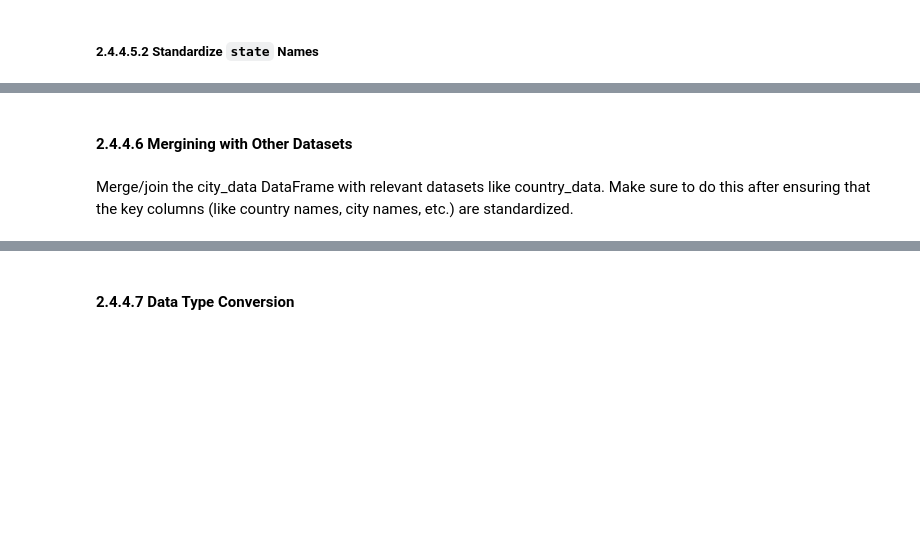
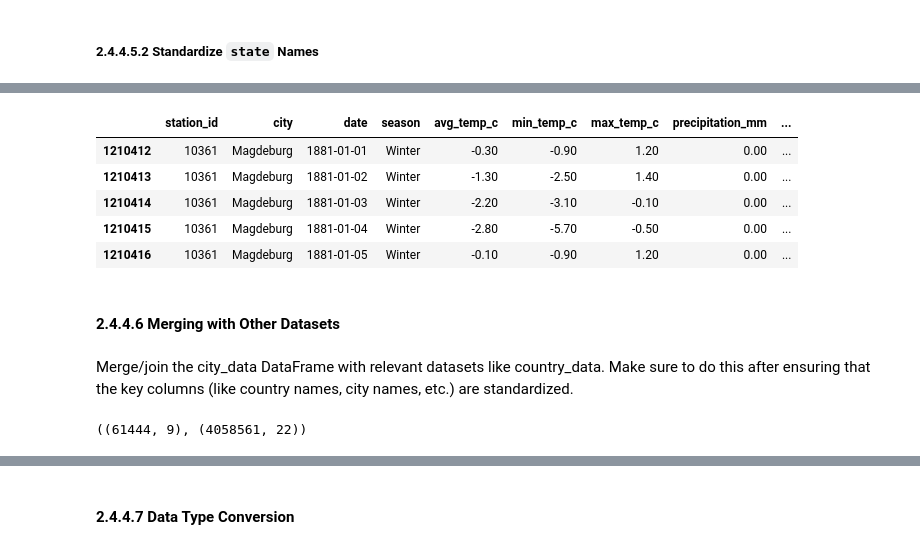
Before and after one commit to christinedbaxter/analyticsCapstone, a Jupyter notebook: notebooks/02_data_preprocessing.ipynb, the cells around one changed output, grey strips where cells are left out. Drawn from its saved outputs; the diff is of its cells as text; code cells hidden in the pictures; blank space fills up the shorter version.

```diff
--- a/notebooks/02_data_preprocessing.ipynb
+++ b/notebooks/02_data_preprocessing.ipynb
@@ -2543,5 +2792,18 @@ migraine_data_countries_and_states
+# %%
+weather_city_country.head()
+# %% [output]
+|  | station_id | city | date | season | avg_temp_c | min_temp_c | max_temp_c | precipitation_mm | ... |
+| 1210412 | 10361 | Magdeburg | 1881-01-01 | Winter | -0.30 | -0.90 | 1.20 | 0.00 | ... |
+| 1210413 | 10361 | Magdeburg | 1881-01-02 | Winter | -1.30 | -2.50 | 1.40 | 0.00 | ... |
+| 1210414 | 10361 | Magdeburg | 1881-01-03 | Winter | -2.20 | -3.10 | -0.10 | 0.00 | ... |
+| 1210415 | 10361 | Magdeburg | 1881-01-04 | Winter | -2.80 | -5.70 | -0.50 | 0.00 | ... |
+| 1210416 | 10361 | Magdeburg | 1881-01-05 | Winter | -0.10 | -0.90 | 1.20 | 0.00 | ... |
 # %% [markdown]
-#### 2.4.4.6 Mergining with Other Datasets
+#### 2.4.4.6 Merging with Other Datasets
 # %% [markdown]
 Merge/join the city_data DataFrame with relevant datasets like country_data.
 Make sure to do this after ensuring that the key columns (like country names, city names, etc.) are standardized.
+# %%
+migraine_data.shape, weather_city_country.shape
+# %% [output]
+((61444, 9), (4058561, 22))
```
Also changed, not shown: parts of 77 cells of this notebook.
